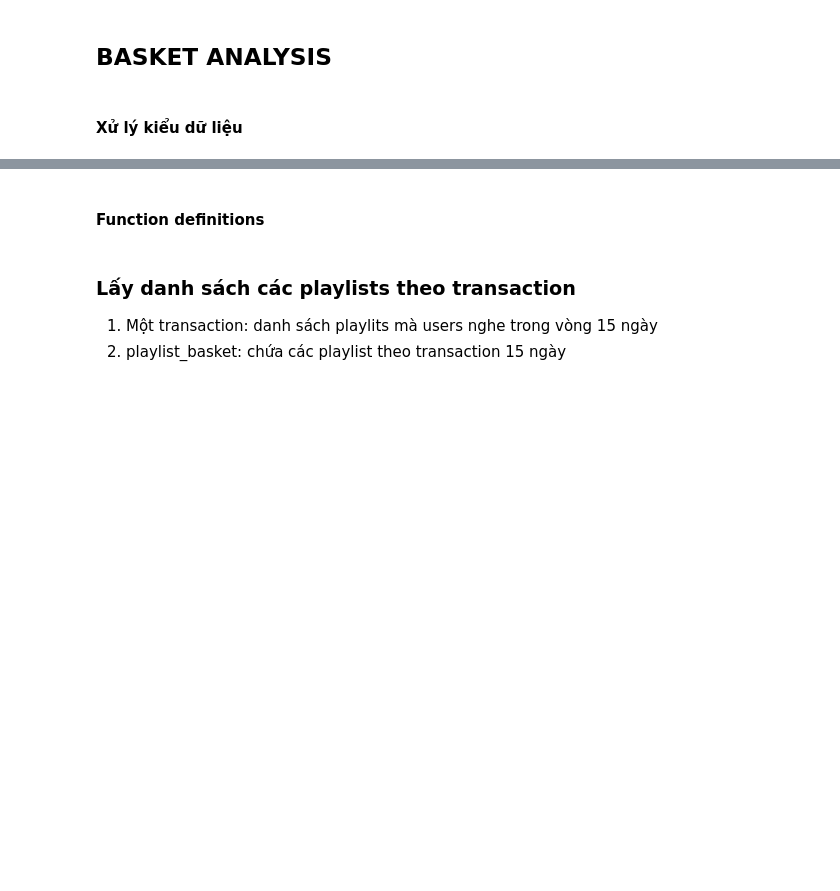
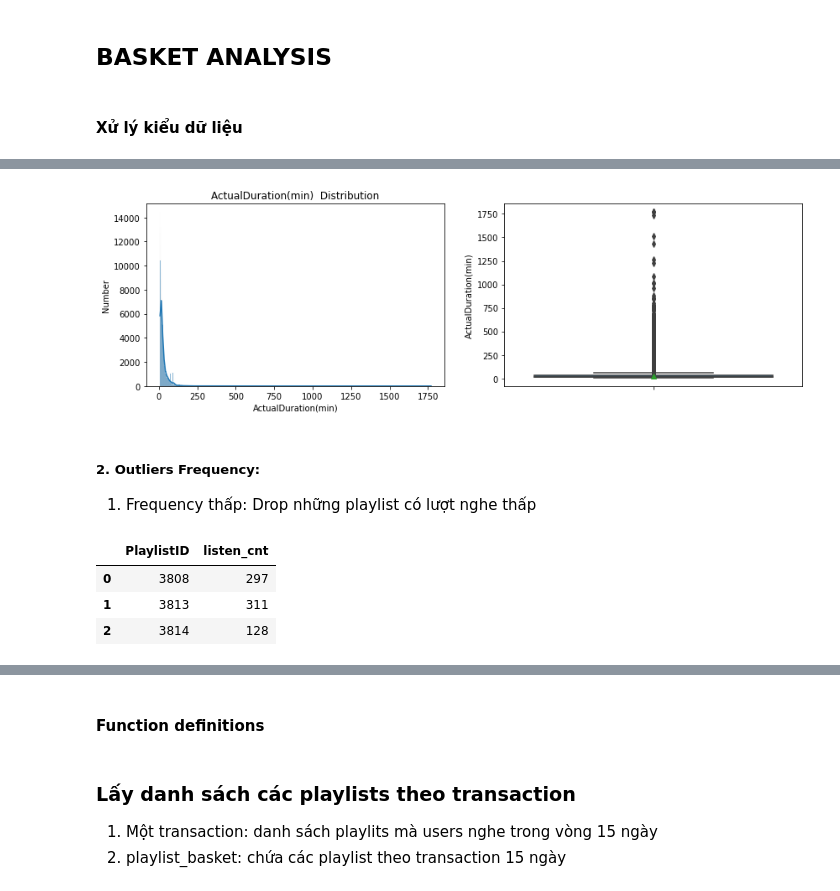
Before and after one commit to ngttnguyen/myhackathon, a Jupyter notebook: hackathon_voiz_basket_analysis.ipynb, the cells around one changed output, grey strips where cells are left out. Saved outputs shown, nothing was run; the diff lists cells and outputs as text; code cells hidden in the pictures; blank space fills up the shorter version.

```diff
--- a/hackathon_voiz_basket_analysis.ipynb
+++ b/hackathon_voiz_basket_analysis.ipynb
@@ -50,0 +119,19 @@ order_detail_df["Transaction Date"]=order_detail_df["Transaction Date"].astype("
+# %%
+visualize_numerical(listening_detail_df,"ActualDuration(min)")
+# %% [output]
+[figure, added]
+# %% [markdown]
+##### 2. Outliers Frequency:
+1. Frequency thấp: Drop những playlist có lượt nghe thấp
+<!-- 2. Frequency cao: đưa về mean() -->
+# %%
+### summary theo Playlist
+
+playlist_summary_df = listening_detail_df.groupby("PlaylistID").agg({"ListeningDate":["count"]}).reset_index()
+playlist_summary_df.columns=['PlaylistID','listen_cnt']
+playlist_summary_df.head(3)
+# %% [output]
+|  | PlaylistID | listen_cnt |
+| 0 | 3808 | 297 |
+| 1 | 3813 | 311 |
+| 2 | 3814 | 128 |
```
Also changed, not shown: parts of 23 cells of this notebook.
